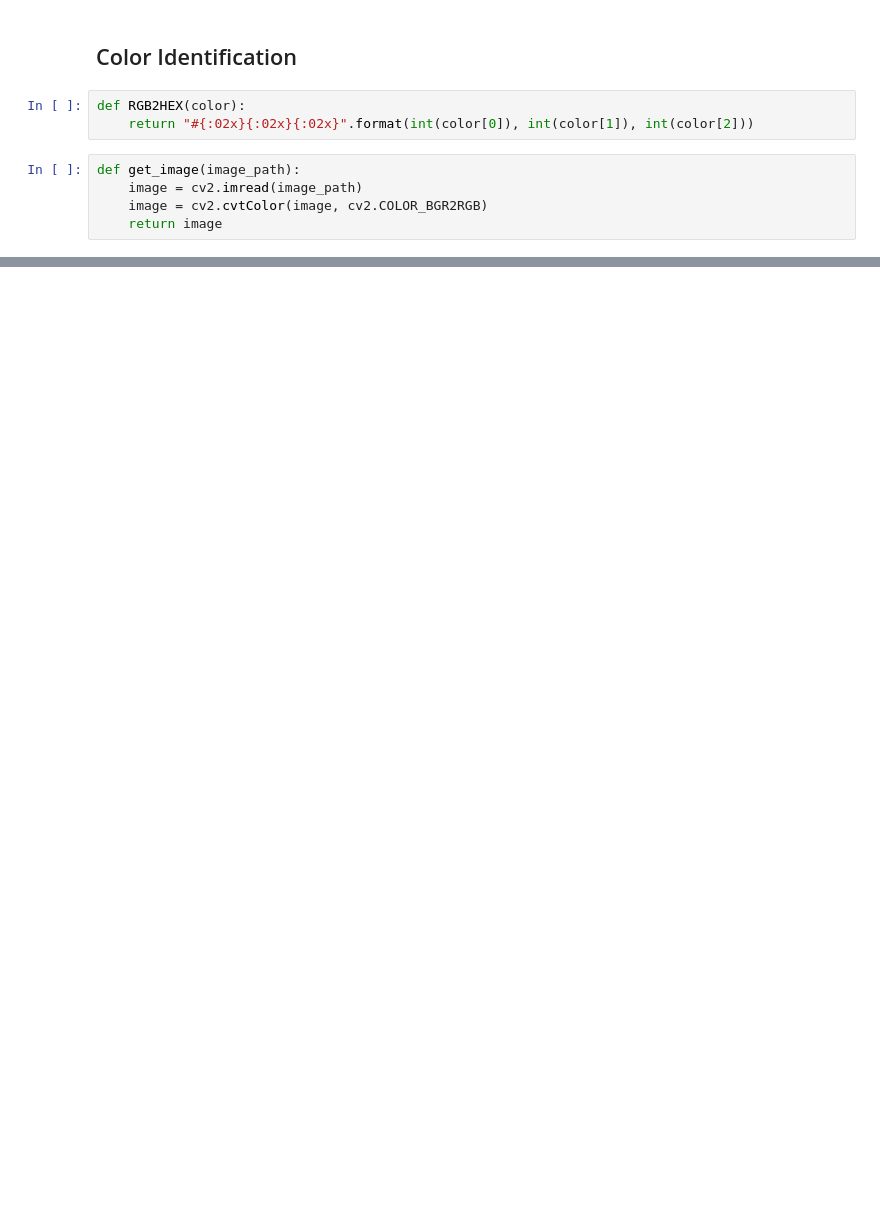
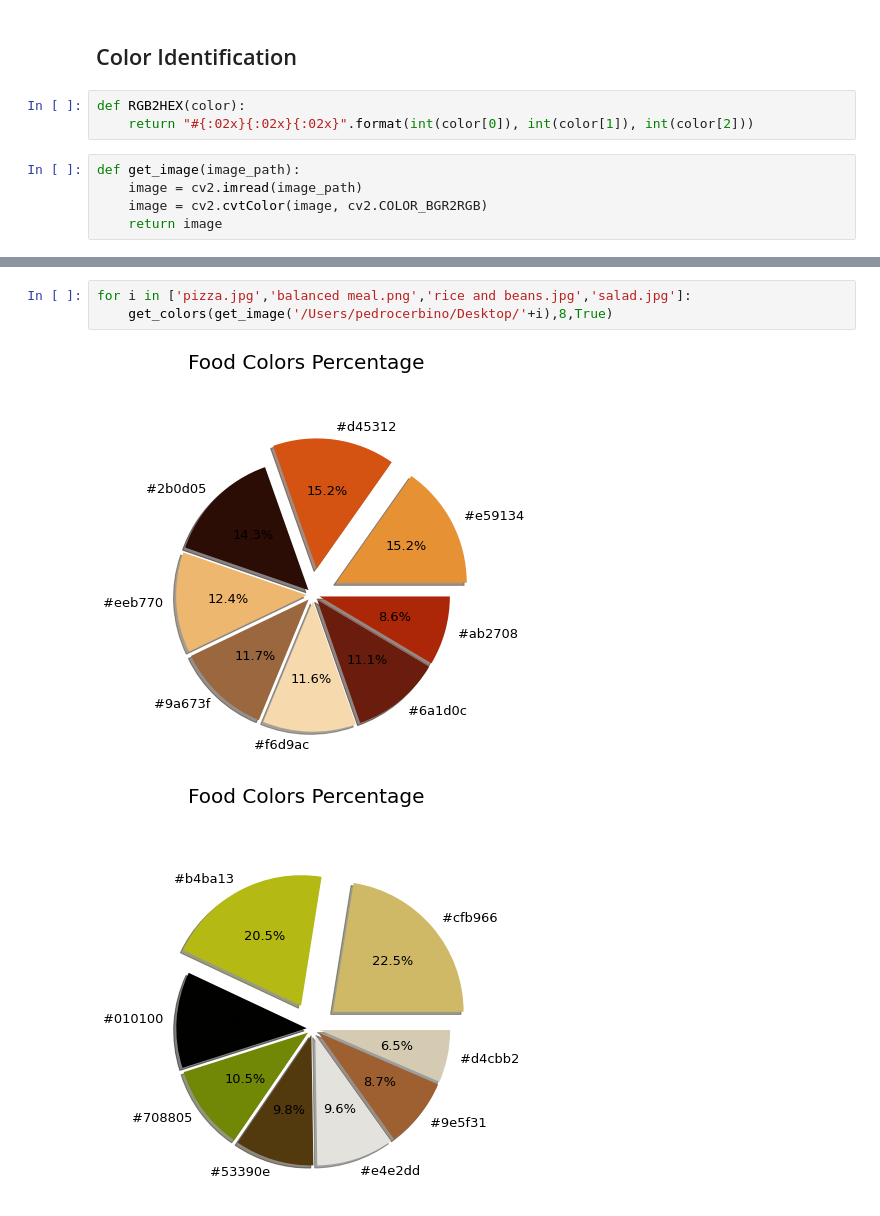
Before and after one commit to danielnrocha/Hackathon_Rio, a Jupyter notebook: Projeto Petrobrás Saúde.ipynb, the cells around one changed output, grey strips where cells are left out. Cells and saved outputs as stored; diff of their text form; blank space fills up the shorter version.

```diff
--- a/Projeto Petrobrás Saúde.ipynb
+++ b/Projeto Petrobrás Saúde.ipynb
@@ -90,0 +167,6 @@ array([0.05, 0.1 , 0.15, 0.2 , 0.25, 0.3 , 0.35, 0.4 ])
+# %%
+for i in ['pizza.jpg','balanced meal.png','rice and beans.jpg','salad.jpg']:
+    get_colors(get_image('/Users/pedrocerbino/Desktop/'+i),8,True)
+# %% [output]
+[figure, added]
+[figure, added]
```
Also changed, not shown: parts of 18 cells of this notebook, 1 other file.
